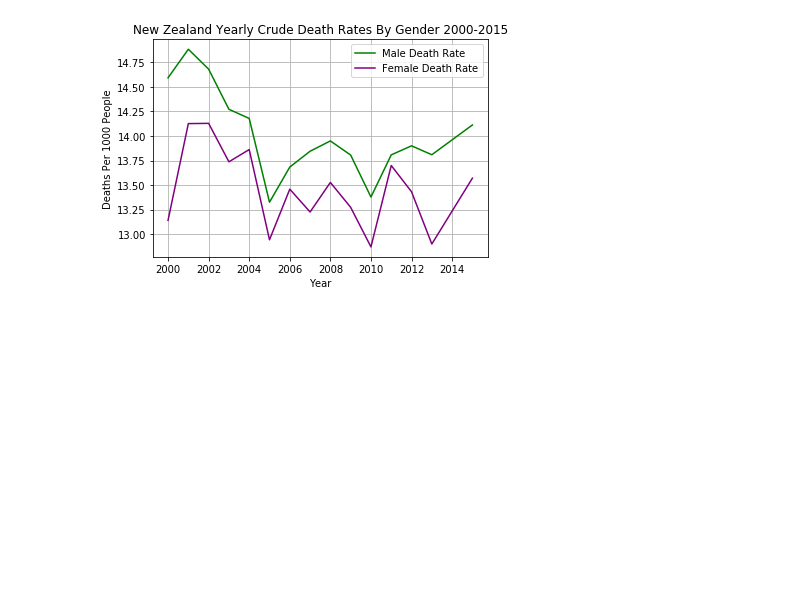
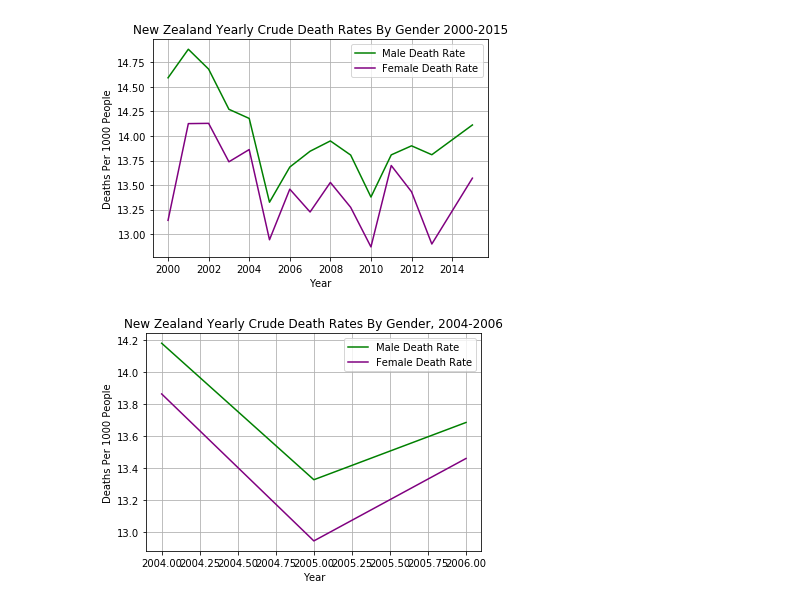
Before and after one commit to michael-grad/project-python-mortality-analysis, a Jupyter notebook: nz_analysis.ipynb, the cells around one changed output. Drawn from its saved outputs; the diff is of its cells as text; code cells hidden in the pictures; blank space fills up the shorter version.

Commit message:
created drill down graph on nz data

```diff
--- a/nz_analysis.ipynb
+++ b/nz_analysis.ipynb
@@ -165,3 +165,23 @@ plt.grid()
 plt.show()
 # %% [output]
 [figure]
+# %%
+#cell 308 by Nicole Langford
+#create graph to drill down on years 2004-2006
+nz_2004_data_df = nz_total_crude_deaths_df.loc[(nz_total_crude_deaths_df["Year"] == 2004) | (nz_total_crude_deaths_df["Year"] == 2006) | (nz_total_crude_deaths_df["Year"] == 2005)]
+
+
+x_axis = nz_2004_data_df["Year"]
+y_axis_m = nz_2004_data_df["male crude death rate"]
+y_axis_f = nz_2004_data_df["female crude death rate"]
+
+nz_male_cdr, = plt.plot(x_axis, y_axis_m, color= "green", label= "Male Death Rate")
+nz_female_cdr, = plt.plot(x_axis, y_axis_f, color= "purple", label= "Female Death Rate")
+plt.legend(handles= [nz_male_cdr, nz_female_cdr], loc="best")
+plt.title("New Zealand Yearly Crude Death Rates By Gender, 2004-2006")
+plt.xlabel("Year")
+plt.ylabel("Deaths Per 1000 People")
+plt.grid()
+plt.show()
+# %% [output]
+[figure, added]
```
